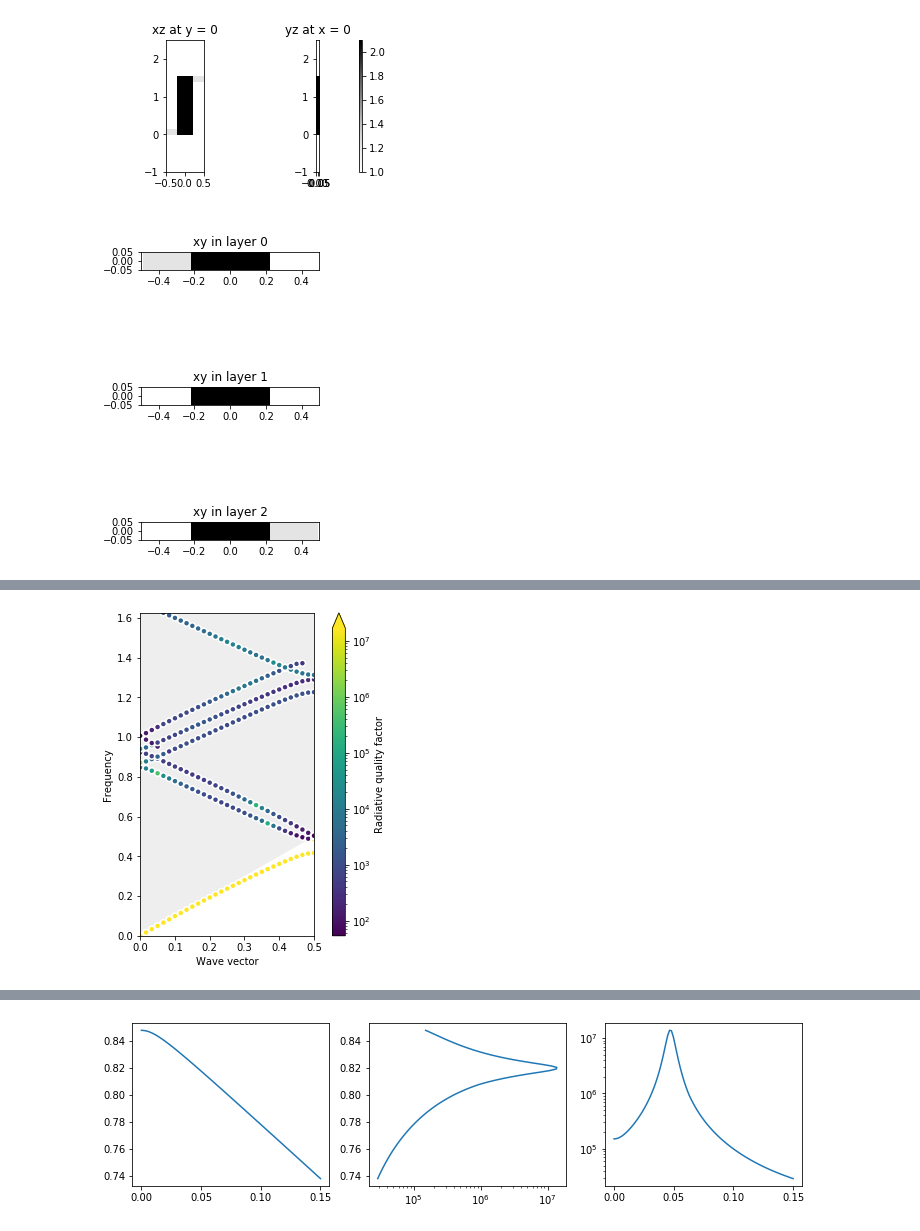
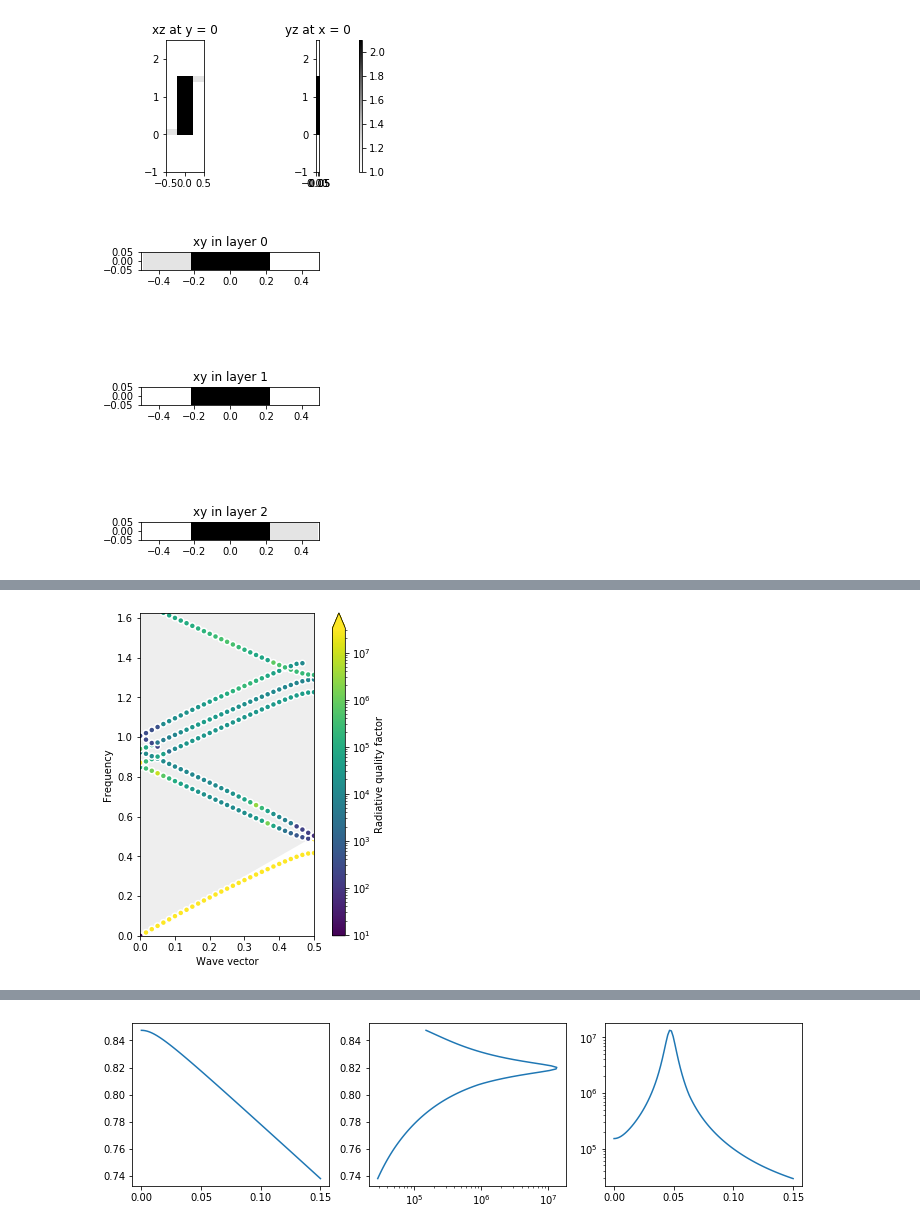
Before and after one commit to fancompute/legume, a Jupyter notebook: Notebooks/03 - Guided-mode expansion - multi-layer grating.ipynb, the cells around one changed output, grey strips where cells are left out. Drawn from its saved outputs; the diff is of its cells as text; code cells hidden in the pictures.

```diff
--- a/Notebooks/03 - Guided-mode expansion - asymmetric grating.ipynb
+++ b/Notebooks/03 - Guided-mode expansion - multi-layer grating.ipynb
@@ -69,23 +69,23 @@ We first compute the bnads in the entire Brillouin zone.
 # %%
 # Make a BZ path along the G-X direction
 path = phc.lattice.bz_path(['G', np.array([np.pi, 0])], [30])
 
 neig = 7 # number of Bloch bands to store
 gmax = 3 # truncation of reciprocal lattice vectors
 
 # Initialize GME
 gme = legume.GuidedModeExp(phc, gmax=gmax)
 
 # Set some of the running options
-options = {'gmode_inds': [1, 3, 5, 7], # Take the lowest-frequency TM-mode (in our definition)
+options = {'gmode_inds': [1, 3, 5, 7], # Take only the modes with H in the xy-plane
            'numeig': neig,
-           'verbose': False,
-           'gmode_step': 1e-3
+           'verbose': False
             }
+
 # Run the simulation
 gme.run(kpoints=path.kpoints, **options)
 
 # Visualize the bands
 ax = legume.viz.bands(gme, Q=True)
 # %% [output]
-[figure, old version]
+[figure, new version]
```
Also changed, not shown: parts of 11 cells of this notebook, 1 other file.
